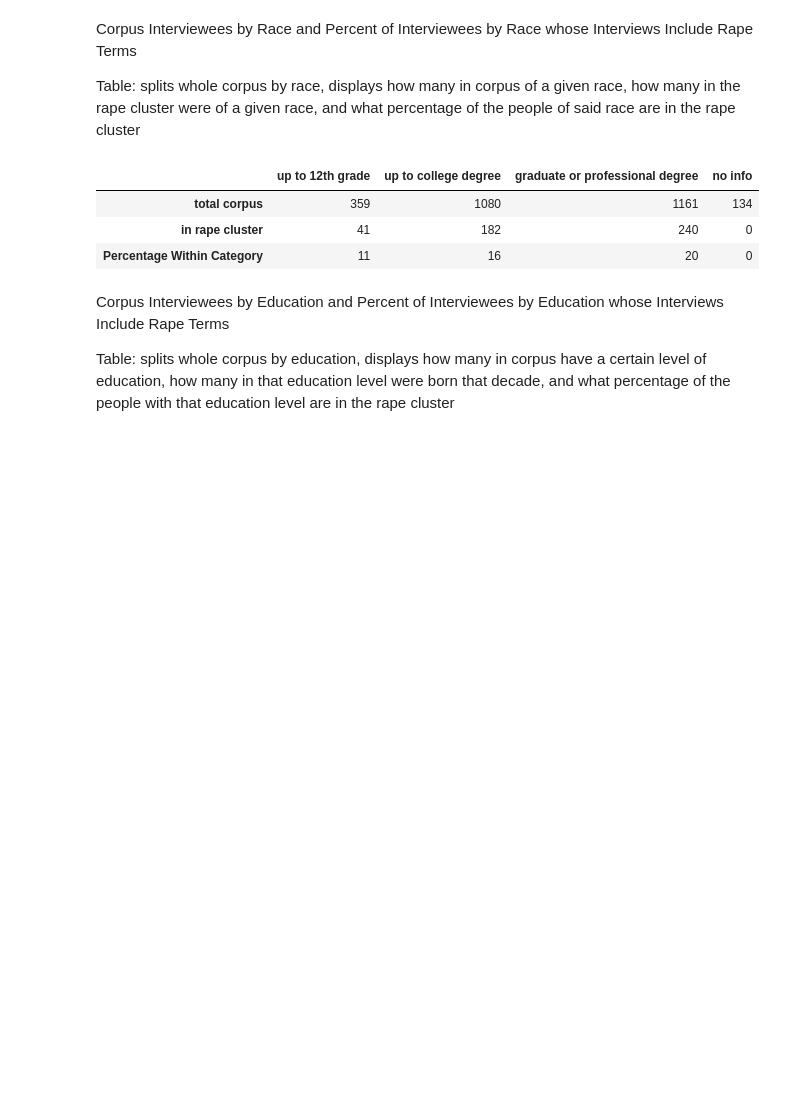
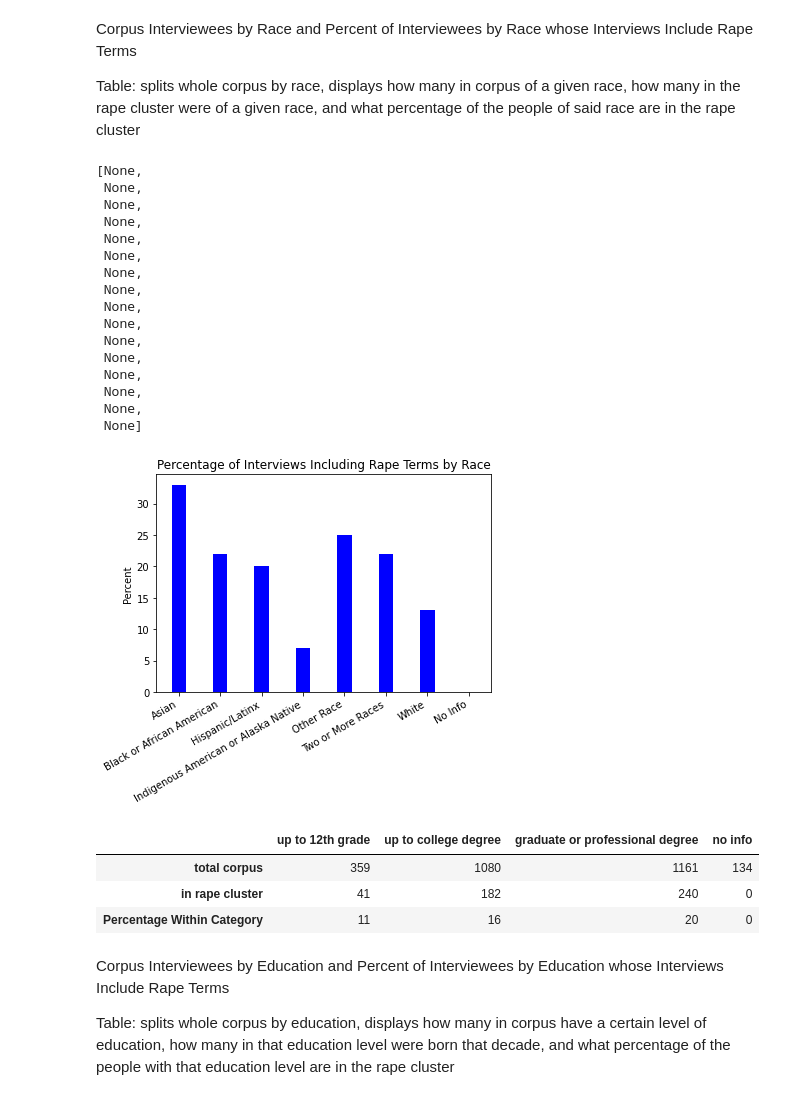
Before and after one commit to ohtap/ohtap, a Jupyter notebook: Research Question 1/RQ1 code.ipynb, the cells around one changed output. Saved outputs shown, nothing was run; the diff lists cells and outputs as text; code cells hidden in the pictures; blank space fills up the shorter version.

Commit message:
race over birth cohort added

```diff
--- a/Research Question 1/RQ1 code.ipynb
+++ b/Research Question 1/RQ1 code.ipynb
@@ -295,6 +298,50 @@ display(df_race)
 Corpus Interviewees by Race and Percent of Interviewees by Race whose Interviews Include Rape Terms
 
 Table: splits whole corpus by race, displays how many in corpus of a given race, how many in the rape cluster were of a given race, and what percentage of the people of said race are in the rape cluster
+# %%
+N = 8
+
+ind = np.arange(N)
+values=[]
+totals=[]
+
+# some example data
+
+values=percentage_withNI
+
+
+values = np.array(values)
+
+
+x = range(len(values))
+
+
+# and plot it
+fig, ax = pyplot.subplots()
+total=ax.bar(ind, values, .35, color="b")
+ax.set_xticks(ind)
+ax.set_xticklabels(["Asian", "Black or African American","Hispanic/Latinx", "Indigenous American or Alaska Native", "Other Race", "Two or More Races", "White", "No Info"])
+ax.set_title('Percentage of Interviews Including Rape Terms by Race')
+ax.set_ylabel('Percent')
+pyplot.setp(ax.get_xticklabels(), rotation=30, horizontalalignment='right')
+# %% [output]
+[None,
+ None,
+ None,
+ None,
+ None,
+ None,
+ None,
+ None,
+ None,
+ None,
+ None,
+ None,
+ None,
+ None,
+ None,
+ None]
+[figure, added]
 # %%
 education=["Less than 9th grade", "9th to 12th grade but no diploma", "High school graduate", "Some college", "Associate's degree", "Bachelor's degree", "Graduate or professional degree", "No Info"]
 total=[]
```
Also changed, not shown: parts of 13 cells of this notebook.
